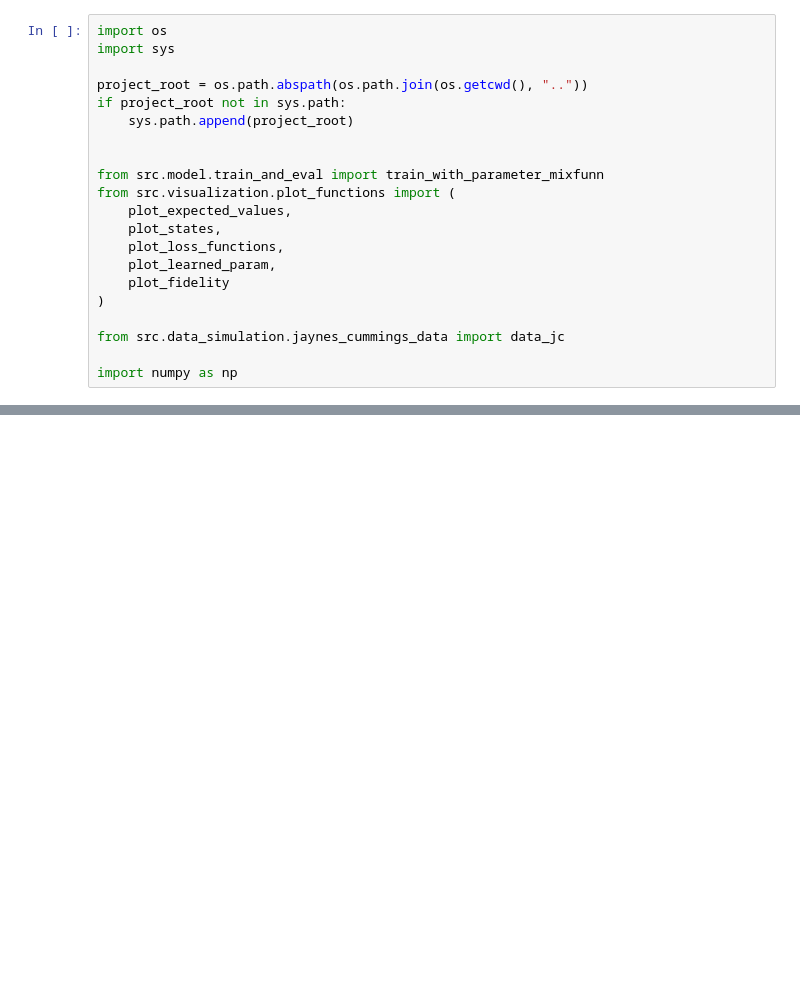
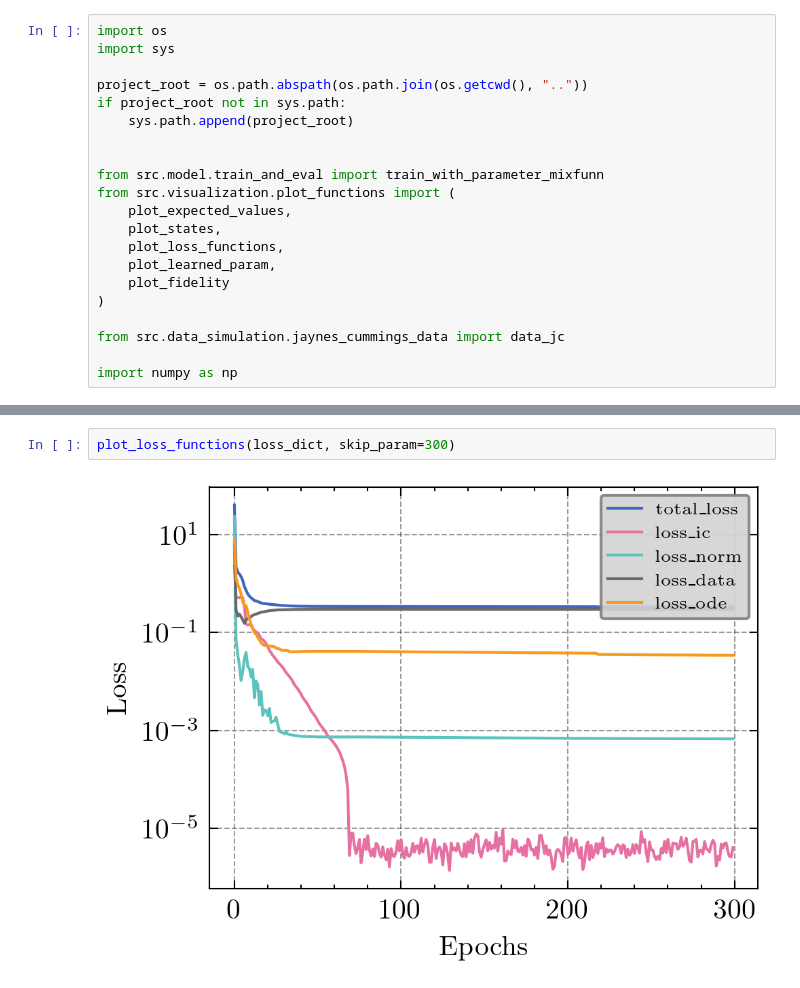
Before and after one commit to rodrigops123/pinn-effective-hamiltonian, a Jupyter notebook: apps/test_mixfun.ipynb, the cells around one changed output, grey strips where cells are left out. Cells and saved outputs as stored; diff of their text form; blank space fills up the shorter version.

```diff
--- a/apps/test_mixfun.ipynb
+++ b/apps/test_mixfun.ipynb
@@ -47,0 +77,4 @@ AttributeError: 'MixFunn' object has no attribute 'param'
+# %%
+plot_loss_functions(loss_dict, skip_param=300)
+# %% [output]
+[figure, added]
```
Also changed, not shown: parts of 6 cells of this notebook, 3 other files.
